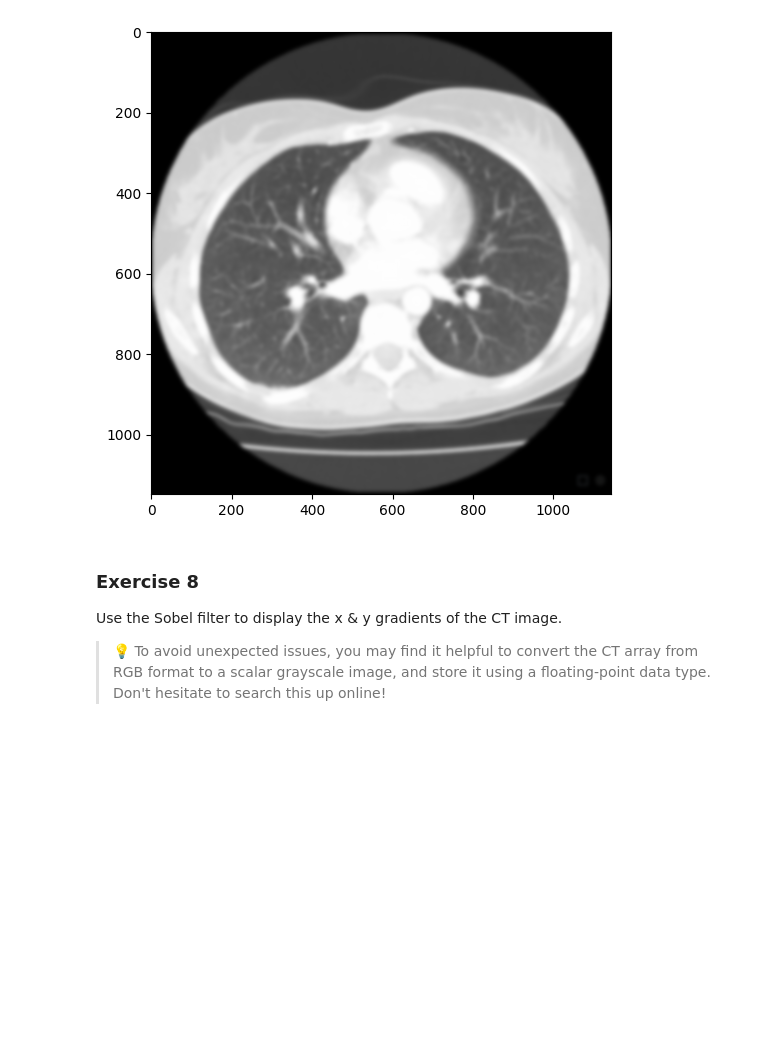
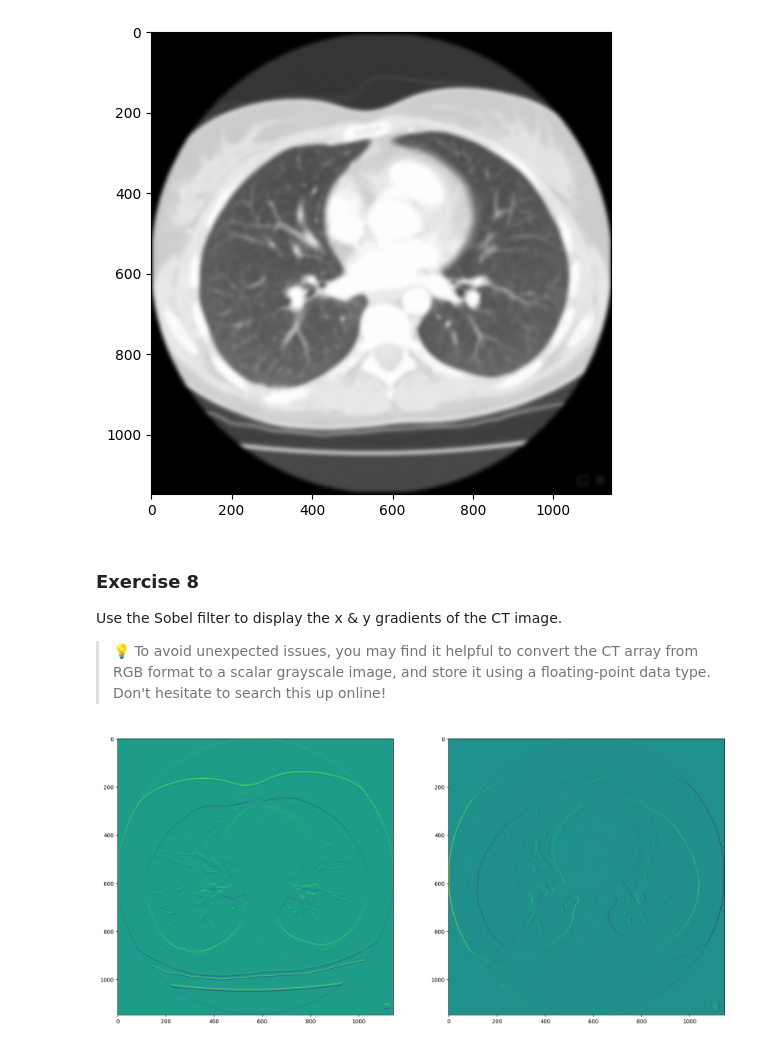
Before and after one commit to phmehta95/MedicalPhysicsMSc, a Jupyter notebook: Session_3_Numpy_Arrays_and_matplotlib.ipynb, the cells around one changed output. Drawn from its saved outputs; the diff is of its cells as text; code cells hidden in the pictures; blank space fills up the shorter version.

```diff
--- a/Session_3_Numpy_Arrays_and_matplotlib.ipynb
+++ b/Session_3_Numpy_Arrays_and_matplotlib.ipynb
@@ -982,0 +1014,14 @@ Use the Sobel filter to display the x & y gradients of the CT image.
+# %%
+from skimage import data
+from skimage.color import rgb2gray
+
+fig, (ax1,ax2) = plt.subplots(1, 2, figsize=(20, 10))
+grayscale_CT = rgb2gray(CT)
+a = filters.sobel_h(grayscale_CT)
+b = filters.sobel_v(grayscale_CT)
+
+ax1.imshow(a)
+ax2.imshow(b)
+plt.show()
+# %% [output]
+[figure, added]
```
Also changed, not shown: parts of 5 cells of this notebook.
